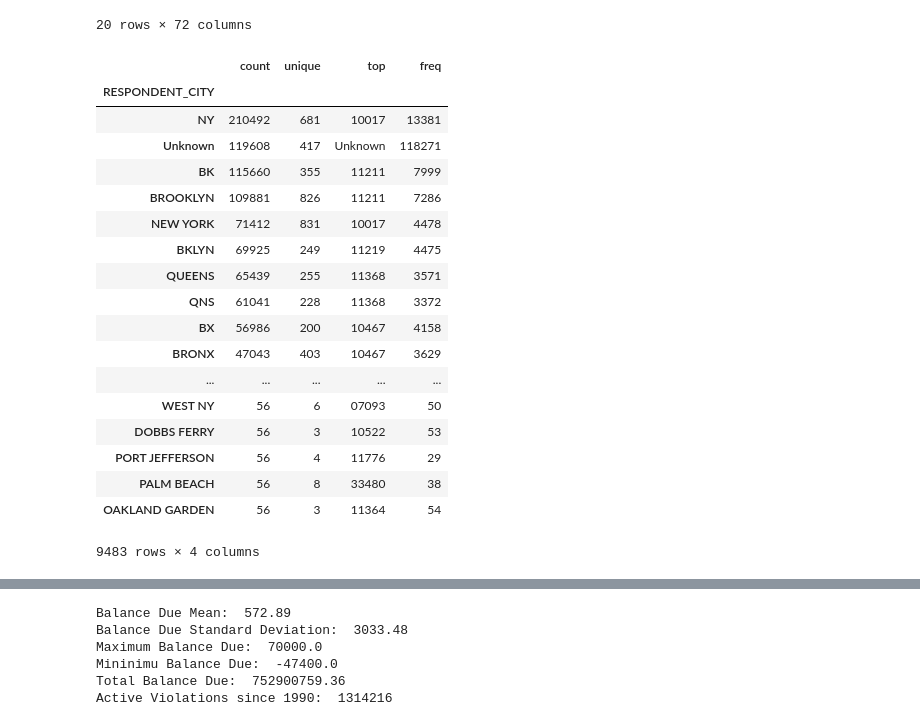
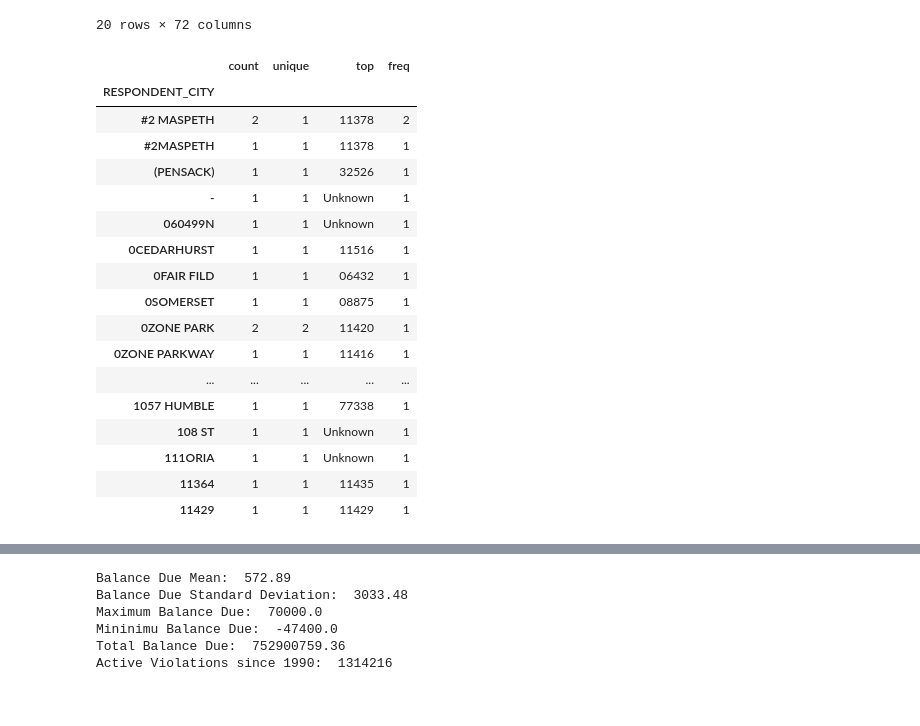
Before and after one commit to Starsa/thinkful_challenges, a Jupyter notebook: DOB_ECB_ResearchProp.ipynb, the cells around one changed output, grey strips where cells are left out. Cells and saved outputs as stored; diff of their text form; code cells hidden in the pictures.

```diff
--- a/DOB_ECB_ResearchProp.ipynb
+++ b/DOB_ECB_ResearchProp.ipynb
@@ -227,24 +419,23 @@ dob.groupby('RESPONDENT_CITY').describe().head(20)
 | 11429 | 1.0 | 0.000000 | NaN | 0.00 | 0.0000 | 0.000 | 0.0000 | 0.00 | 1.0 | ... |
 20 rows × 72 columns
 # %%
-dob.groupby(['RESPONDENT_CITY'])['RESPONDENT_ZIP'].describe().sort_values(by='count', ascending=False)
+dob.groupby(['RESPONDENT_CITY'])['RESPONDENT_ZIP'].describe().head(20)
 # %% [output]
 |  | count | unique | top | freq |
 | RESPONDENT_CITY |  |  |  |  |
-| NY | 210492 | 681 | 10017 | 13381 |
-| Unknown | 119608 | 417 | Unknown | 118271 |
-| BK | 115660 | 355 | 11211 | 7999 |
-| BROOKLYN | 109881 | 826 | 11211 | 7286 |
-| NEW YORK | 71412 | 831 | 10017 | 4478 |
-| BKLYN | 69925 | 249 | 11219 | 4475 |
-| QUEENS | 65439 | 255 | 11368 | 3571 |
-| QNS | 61041 | 228 | 11368 | 3372 |
-| BX | 56986 | 200 | 10467 | 4158 |
-| BRONX | 47043 | 403 | 10467 | 3629 |
+| #2 MASPETH | 2 | 1 | 11378 | 2 |
+| #2MASPETH | 1 | 1 | 11378 | 1 |
+| (PENSACK) | 1 | 1 | 32526 | 1 |
+| - | 1 | 1 | Unknown | 1 |
+| 060499N | 1 | 1 | Unknown | 1 |
+| 0CEDARHURST | 1 | 1 | 11516 | 1 |
+| 0FAIR FILD | 1 | 1 | 06432 | 1 |
+| 0SOMERSET | 1 | 1 | 08875 | 1 |
+| 0ZONE PARK | 2 | 2 | 11420 | 1 |
+| 0ZONE PARKWAY | 1 | 1 | 11416 | 1 |
 | ... | ... | ... | ... | ... |
-| WEST NY | 56 | 6 | 07093 | 50 |
-| DOBBS FERRY | 56 | 3 | 10522 | 53 |
-| PORT JEFFERSON | 56 | 4 | 11776 | 29 |
-| PALM BEACH | 56 | 8 | 33480 | 38 |
-| OAKLAND GARDEN | 56 | 3 | 11364 | 54 |
+| 1057 HUMBLE | 1 | 1 | 77338 | 1 |
+| 108 ST | 1 | 1 | Unknown | 1 |
+| 111ORIA | 1 | 1 | Unknown | 1 |
+| 11364 | 1 | 1 | 11435 | 1 |
+| 11429 | 1 | 1 | 11429 | 1 |
-9483 rows × 4 columns
```
Also changed, not shown: parts of 60 cells of this notebook.
